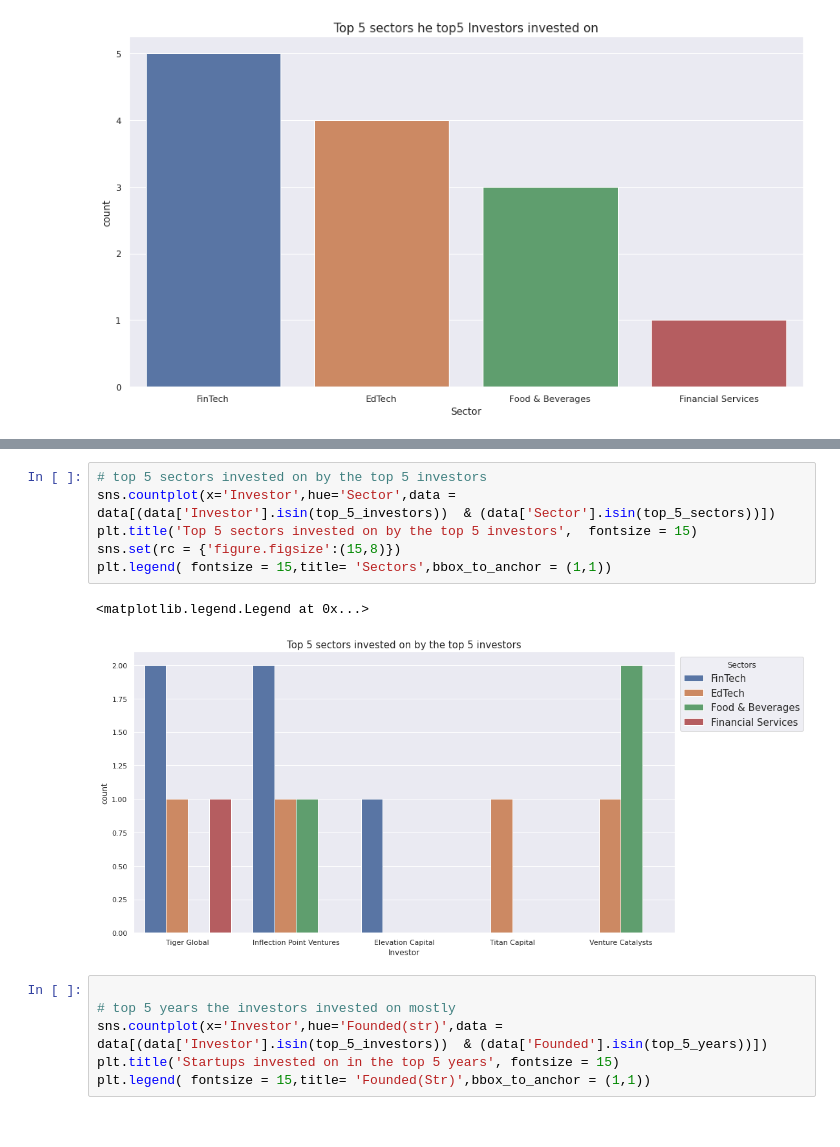
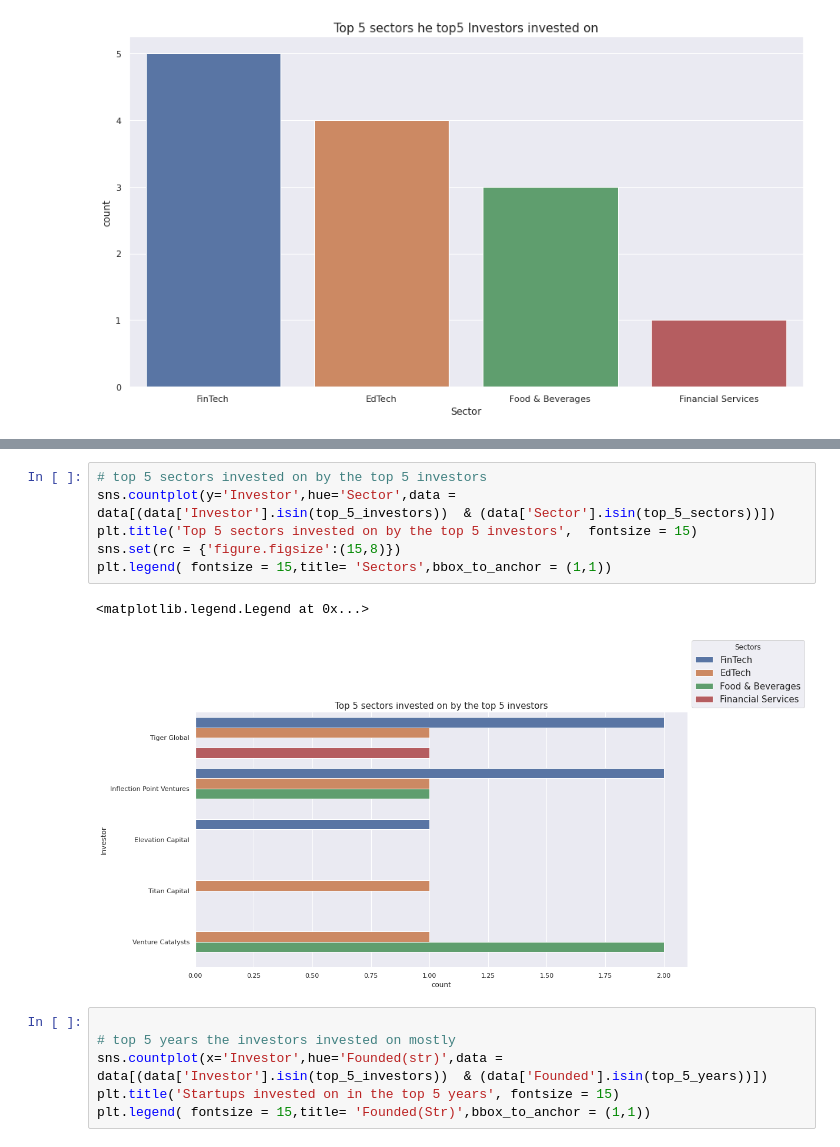
Before and after one commit to mungutiwilliam/Indian-Startups-dataset-analysis, a Jupyter notebook: Indian_Startups_Funding_&_Investors_analysis.ipynb, the cells around one changed output, grey strips where cells are left out. Saved outputs shown, nothing was run; the diff lists cells and outputs as text.

```diff
--- a/Indian_Startups_Funding_&_Investors_analysis_(1).ipynb
+++ b/Indian_Startups_Funding_&_Investors_analysis.ipynb
@@ -1954,12 +1954,12 @@ plt.legend( fontsize = 15,title= 'Sectors',bbox_to_anchor = (1,1))
 # %%
 # top 5 sectors invested on by the top 5 investors
-sns.countplot(x='Investor',hue='Sector',data = data[(data['Investor'].isin(top_5_investors))  & (data['Sector'].isin(top_5_sectors))])
+sns.countplot(y='Investor',hue='Sector',data = data[(data['Investor'].isin(top_5_investors))  & (data['Sector'].isin(top_5_sectors))])
 plt.title('Top 5 sectors invested on by the top 5 investors',  fontsize = 15)
 sns.set(rc = {'figure.figsize':(15,8)})
 plt.legend( fontsize = 15,title= 'Sectors',bbox_to_anchor = (1,1))
 # %% [output]
 <matplotlib.legend.Legend at 0x...>
-[figure, old version]
+[figure, new version]
 # %%
 
 # top 5 years the investors invested on mostly
```
Also changed, not shown: parts of 2 cells of this notebook.
